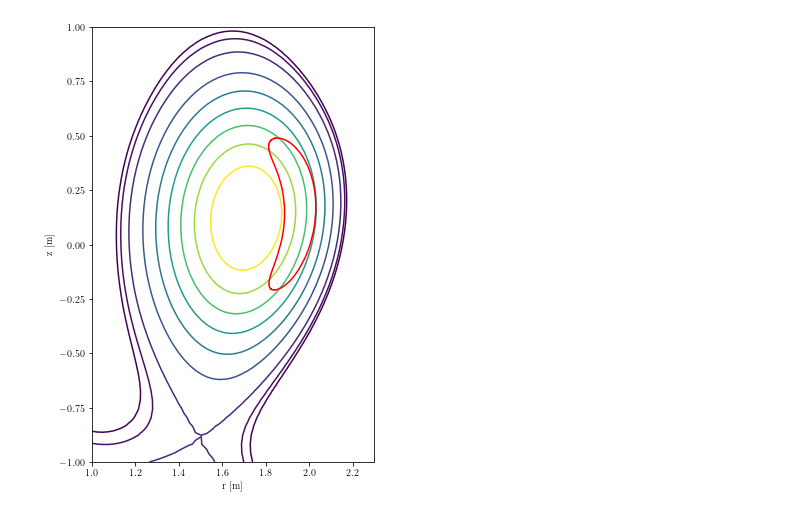
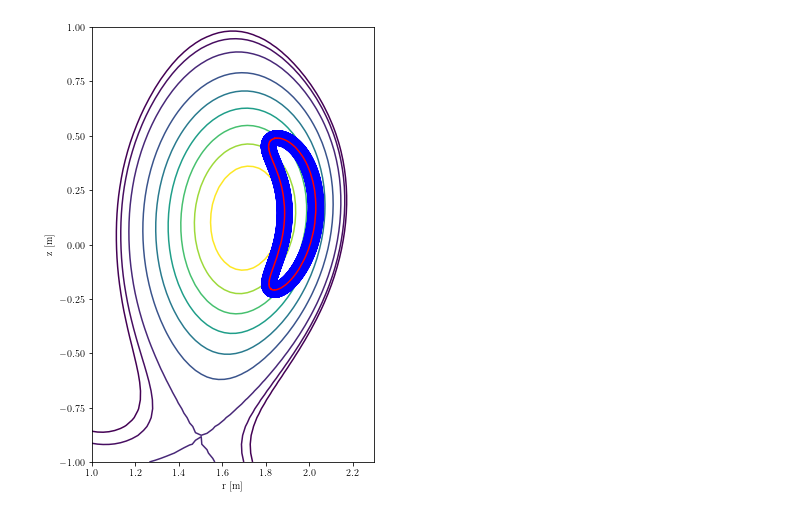
Before and after one commit to studentenherz/Minimal, a Jupyter notebook: extra/ASDEX-U.ipynb, the cells around one changed output. Saved outputs shown, nothing was run; the diff lists cells and outputs as text; code cells hidden in the pictures.

Commit message:
xargs orbits

```diff
--- a/extra/ASDEX-U.ipynb
+++ b/extra/ASDEX-U.ipynb
@@ -45,24 +45,30 @@ plt.rcParams.update({
 # %%
 fig, ax = plt.subplots()
 
 ax.contour(R, Z, Psi, [-0.15, -0.1, 0.0025, 0.2, 0.4, 0.6, 0.8, 1.0, 1.2])
 ax.set_aspect('equal', adjustable='box')
 # ax.axis('off')
 ax.set_xlabel('r [m]')
 ax.set_ylabel('z [m]')
 
 
 plt.rcParams['figure.figsize'] = [12, 8]
 
 dir = '/home/maxwell/Physics/2. IB/Maestría/[1] Trabajo de Tesis/code/Minimal/build'
 
 a = 0.5 # scale factor
+orbit_data = np.loadtxt(f'{dir}/trapped.dat')
+r = orbit_data[:,1] * a
+z = orbit_data[:,3] * a
+
+ax.plot(r, z, 'b')
 orbit_data = np.loadtxt(f'{dir}/gc_out.dat')
 r = orbit_data[:,0] * a
 z = orbit_data[:,2] * a
 
 ax.plot(r, z, 'r')
 
+
 fig.savefig('flux_surfaces.pdf', bbox_inches='tight')
 # %% [output]
-[figure, old version]
+[figure, new version]
```
Also changed, not shown: 2 other files.
